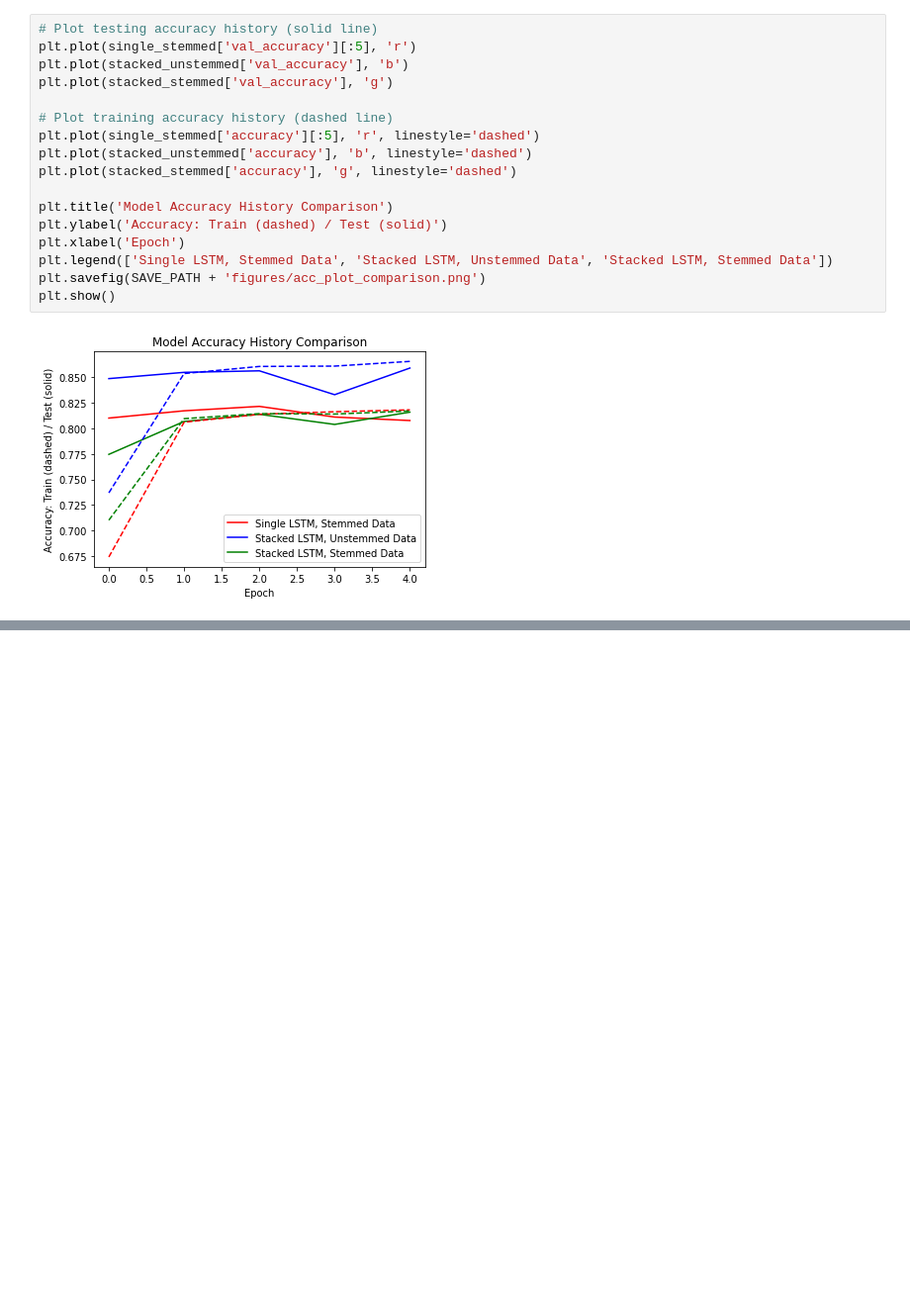
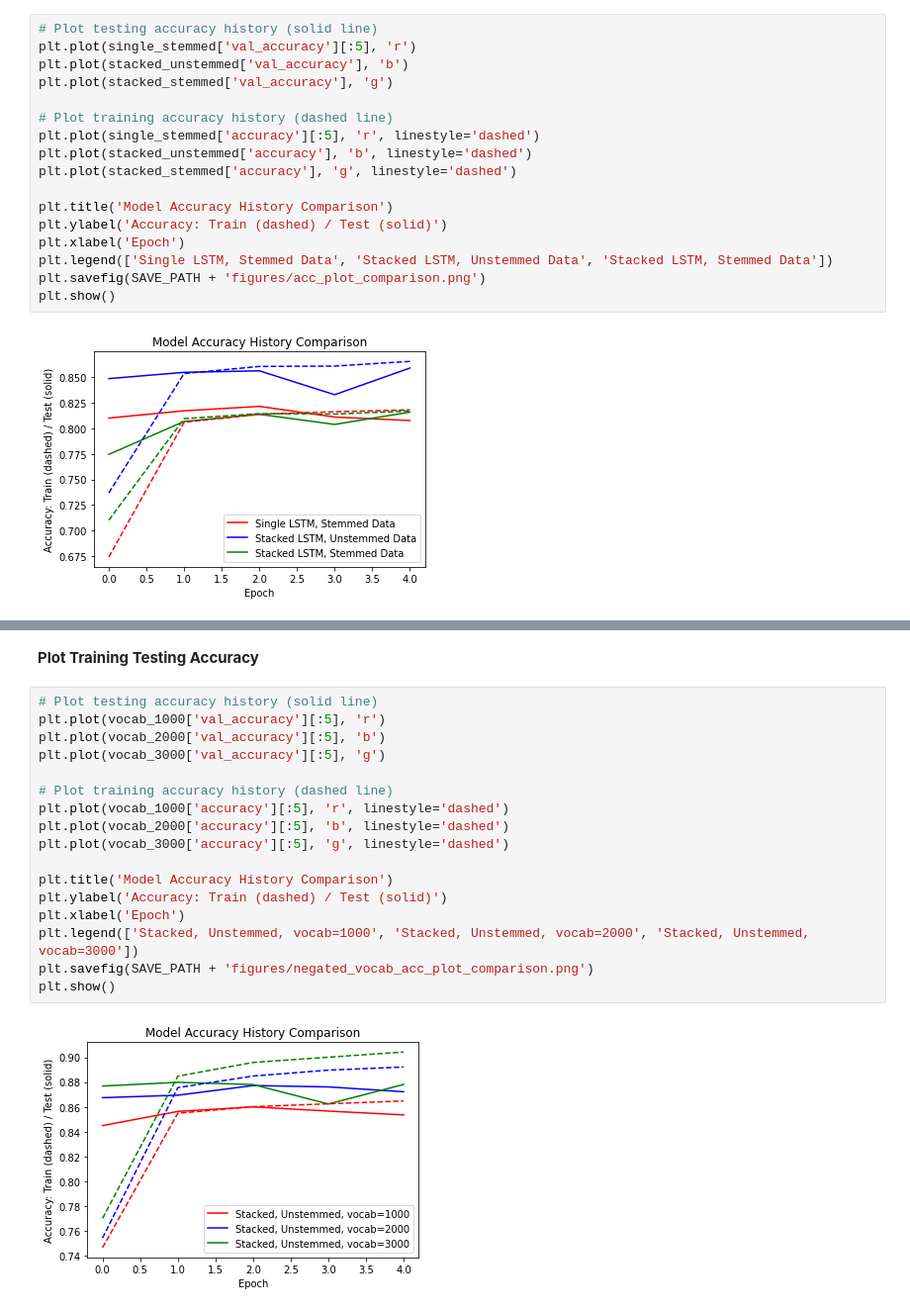
Before and after one commit to mmoua89/ML-ChatApp, a Jupyter notebook: Training_Notebooks/LSTM_Model_Comparisons.ipynb, the cells around one changed output, grey strips where cells are left out. Shown at 99% size. Cells and saved outputs as stored; diff of their text form; blank space fills up the shorter version.

```diff
--- a/Training_Notebooks/LSTM_Model_Comparisons.ipynb
+++ b/Training_Notebooks/LSTM_Model_Comparisons.ipynb
@@ -63,0 +145,21 @@ plt.show()
+# %% [markdown]
+**Plot Training Testing Accuracy**
+# %%
+# Plot testing accuracy history (solid line)
+plt.plot(vocab_1000['val_accuracy'][:5], 'r')
+plt.plot(vocab_2000['val_accuracy'][:5], 'b')
+plt.plot(vocab_3000['val_accuracy'][:5], 'g')
+
+# Plot training accuracy history (dashed line)
+plt.plot(vocab_1000['accuracy'][:5], 'r', linestyle='dashed')
+plt.plot(vocab_2000['accuracy'][:5], 'b', linestyle='dashed')
+plt.plot(vocab_3000['accuracy'][:5], 'g', linestyle='dashed')
+
+plt.title('Model Accuracy History Comparison')
+plt.ylabel('Accuracy: Train (dashed) / Test (solid)')
+plt.xlabel('Epoch')
+plt.legend(['Stacked, Unstemmed, vocab=1000', 'Stacked, Unstemmed, vocab=2000', 'Stacked, Unstemmed, vocab=3000'])
+plt.savefig(SAVE_PATH + 'figures/negated_vocab_acc_plot_comparison.png')
+plt.show()
+# %% [output]
+[figure, added]
```
Also changed, not shown: parts of 11 cells of this notebook.
